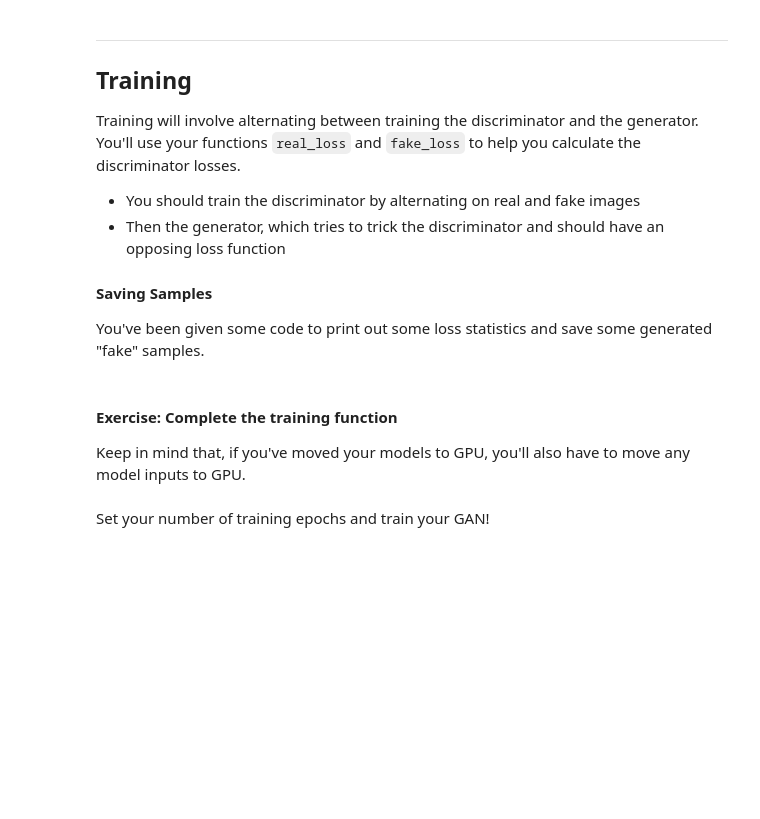
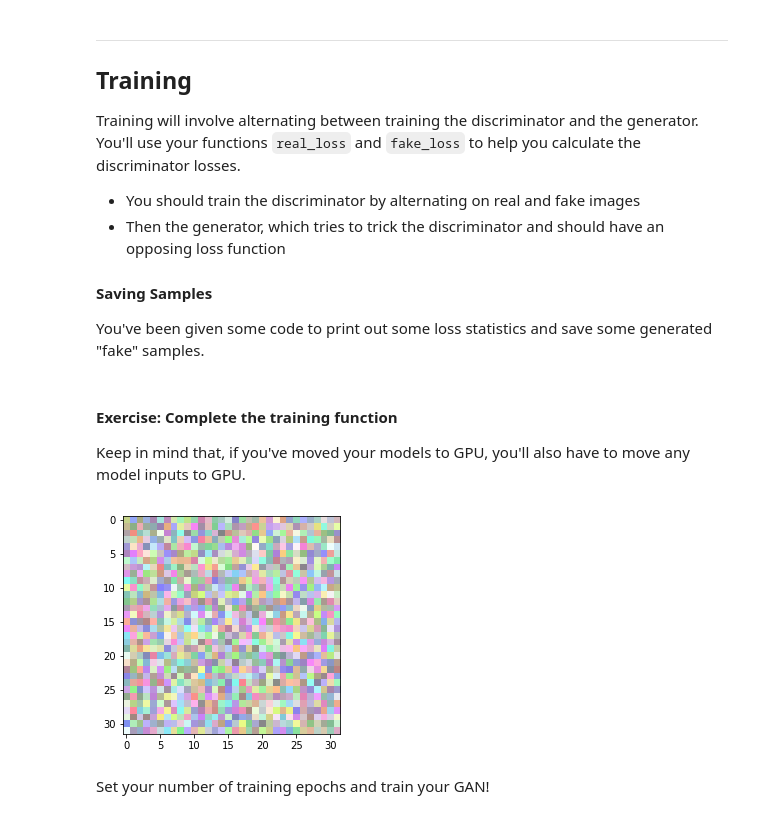
Before and after one commit to rajan-blackboxes/GAN, a Jupyter notebook: dlnd_face_generation_project/dlnd_face_generation.ipynb, the cells around one changed output. Drawn from its saved outputs; the diff is of its cells as text; code cells hidden in the pictures; blank space fills up the shorter version.

```diff
--- a/dlnd_face_generation_project/dlnd_face_generation.ipynb
+++ b/dlnd_face_generation_project/dlnd_face_generation.ipynb
@@ -487,6 +499,20 @@ You've been given some code to print out some loss statistics and save some gene
 #### Exercise: Complete the training function
 
 Keep in mind that, if you've moved your models to GPU, you'll also have to move any model inputs to GPU.
+# %%
+
+def show_image(image):
+    img = image.squeeze(0).detach().cpu().numpy()
+    img = img[0, :,:,:].transpose(1,2,0)
+    img_scaled = ((img + 1)*255 / (2)).astype(np.uint8)
+    plt.imshow(img_scaled)
+    plt.show()
+
+
+tor = torch.rand([16, 3, 32, 32])
+show_image(tor)
+# %% [output]
+[figure, added]
 # %%
 def train(D, G, n_epochs, print_every=50):
     '''Trains adversarial networks for some number of epochs
```
Also changed, not shown: parts of 13 cells of this notebook, 9 other files.
